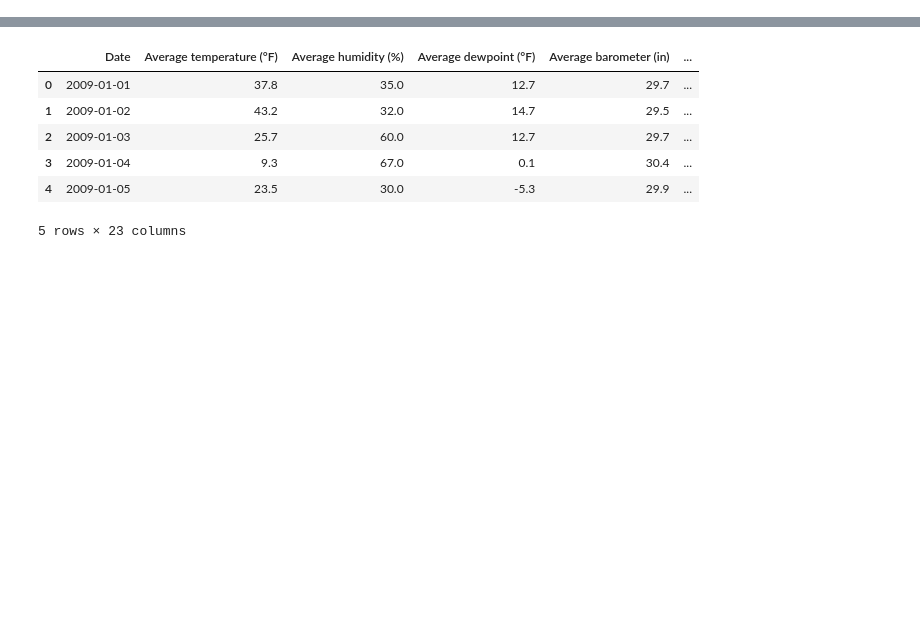
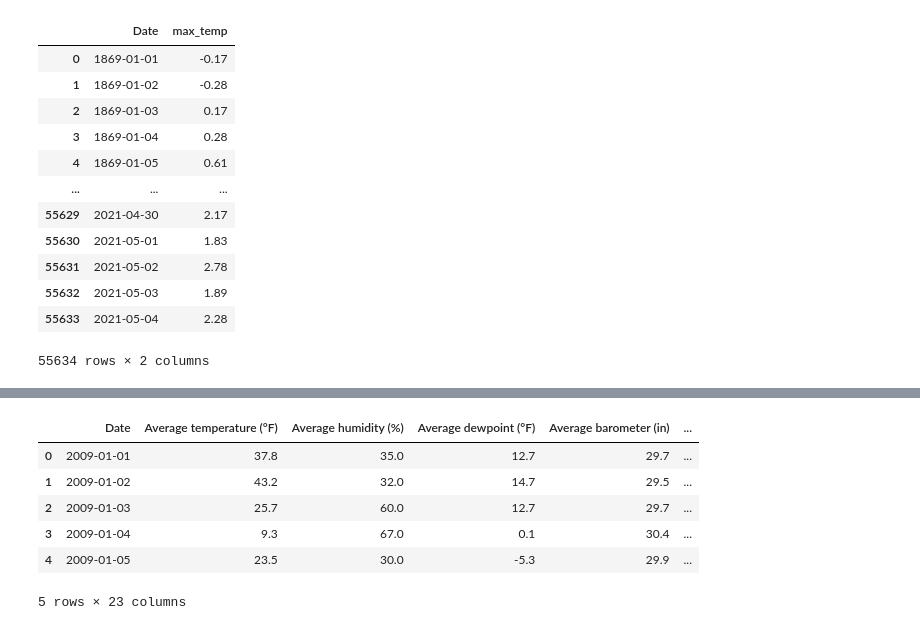
Before and after one commit to LiquidRonnie/Project-2, a Jupyter notebook: Ronnie/polynomial regression.ipynb, the cells around one changed output, grey strips where cells are left out. Drawn from its saved outputs; the diff is of its cells as text; code cells hidden in the pictures; blank space fills up the shorter version.

```diff
--- a/Ronnie/polynomial regression.ipynb
+++ b/Ronnie/polynomial regression.ipynb
@@ -10,0 +41,18 @@ import pandas as pd
+# %%
+weather_data['max_temp'] = weather_data['max_temp'].div(10)
+# %%
+weather_data
+# %% [output]
+|  | Date | max_temp |
+| 0 | 1869-01-01 | -0.17 |
+| 1 | 1869-01-02 | -0.28 |
+| 2 | 1869-01-03 | 0.17 |
+| 3 | 1869-01-04 | 0.28 |
+| 4 | 1869-01-05 | 0.61 |
+| ... | ... | ... |
+| 55629 | 2021-04-30 | 2.17 |
+| 55630 | 2021-05-01 | 1.83 |
+| 55631 | 2021-05-02 | 2.78 |
+| 55632 | 2021-05-03 | 1.89 |
+| 55633 | 2021-05-04 | 2.28 |
+55634 rows × 2 columns
```
Also changed, not shown: parts of 12 cells of this notebook, 4 other files.
